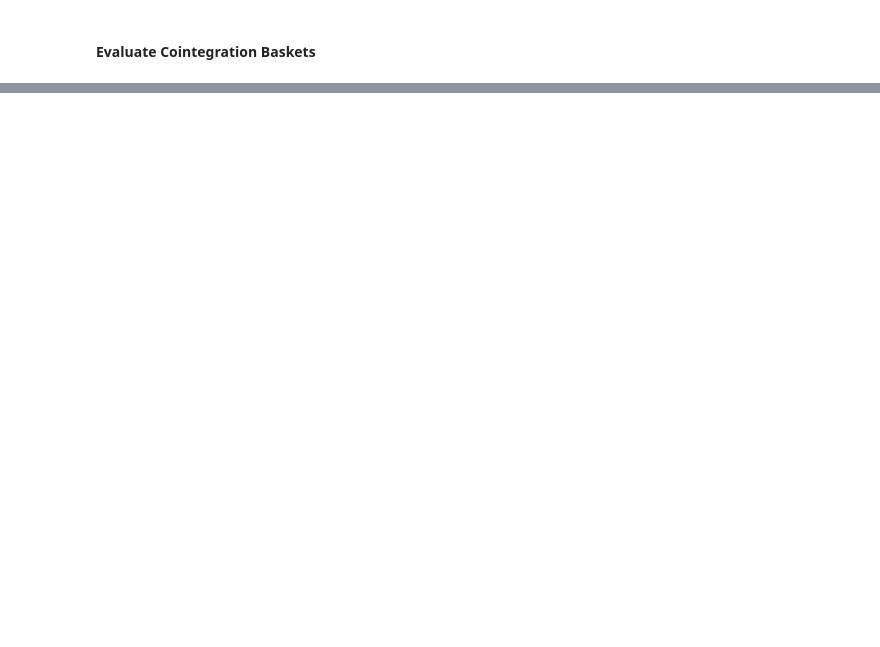
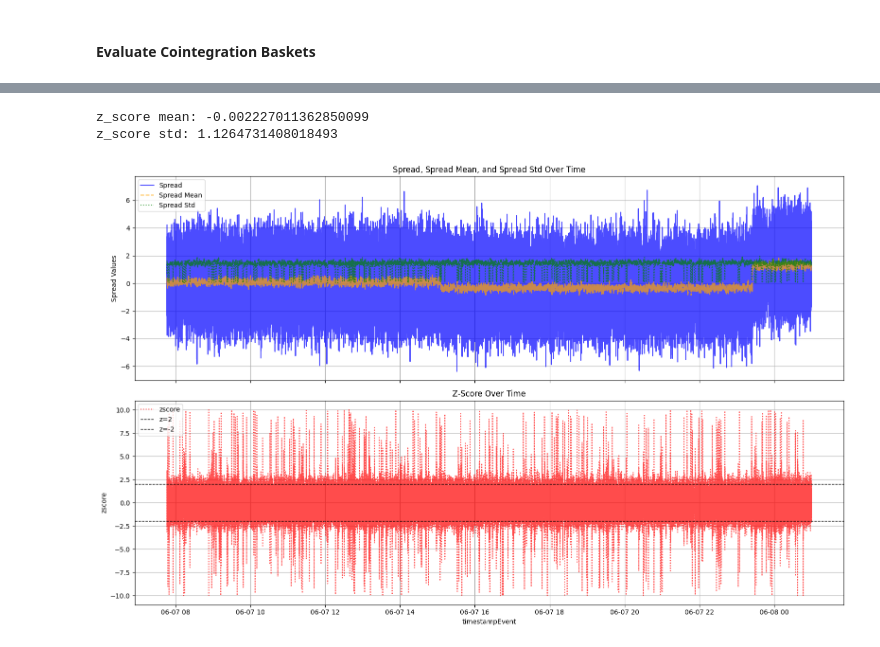
Before and after one commit to gnome-trading-group/gnomepy, a Jupyter notebook: gnomepy/backtest/cointegration_nb.ipynb, the cells around one changed output, grey strips where cells are left out. Cells and saved outputs as stored; diff of their text form; code cells hidden in the pictures; blank space fills up the shorter version.

```diff
--- a/gnomepy/backtest/cointegration_nb.ipynb
+++ b/gnomepy/backtest/cointegration_nb.ipynb
@@ -185,16 +239,16 @@ baskets = list(cointegrated_baskets.keys())
 results = main(
     baskets=baskets,
     data=data,
-    beta_refresh_freq=1000,
-    spread_window=100,
-    cash_start=10000,
-    notional=100,
-    trade_freq=1,
-    execution_delay=0,
-    enter_zscore=2.0,
-    exit_zscore=0.3,
+    beta_refresh_freq=[1000, 10000, 100000],
+    spread_window=[100, 1000, 10000],
+    cash_start=[10000],
+    notional=[100],
+    trade_freq=[1],
+    execution_delay=[0, 1, 2],
+    enter_zscore=[2.0],
+    exit_zscore=[0.3],
     use_multiprocessing=True
 )
-backtest_results = {basket: {'history_df': history_df, 'trade_log': trade_log}
-                    for basket, history_df, trade_log in results}
+backtest_results = {params['id']: {'history_df': history_df, 'trade_log': trade_log, 'params': params}
+                    for params, history_df, trade_log in results}
 # %% [output]
@@ -412,0 +545,41 @@ plt.show()
+# %%
+import matplotlib.pyplot as plt
+
+def plot_spread_and_zscore(index):
+    history_df = backtest_results[list(backtest_results.keys())[index]]['history_df']
+
+    fig, (ax1, ax2) = plt.subplots(2, 1, figsize=(16, 10), sharex=True)
+
+    # Plot spread, mean, std on ax1
+    ax1.plot(history_df['timestampEvent'], history_df['spread'], label='Spread', color='blue', alpha=0.7)
+    ax1.plot(history_df['timestampEvent'], history_df['spread_mean'], label='Spread Mean', color='orange', linestyle='--', alpha=0.7)
+    ax1.plot(history_df['timestampEvent'], history_df['spread_std'], label='Spread Std', color='green', linestyle=':', alpha=0.7)
+    ax1.set_ylabel('Spread Values')
+    ax1.set_title('Spread, Spread Mean, and Spread Std Over Time')
+    ax1.legend(loc='upper left')
+    ax1.grid(True)
+
+    # Print mean and std of z_score
+    zscore_mean = history_df['z_score'].mean()
+    zscore_std = history_df['z_score'].std()
+    print("z_score mean:", zscore_mean)
+    print("z_score std:", zscore_std)
+
+    # Plot zscore on ax2
+    ax2.plot(history_df['timestampEvent'], history_df['z_score'], label='zscore', color='red', linestyle=':', alpha=0.7)
+    ax2.axhline(y=2, color='black', linestyle='--', linewidth=1, alpha=0.99, label='z=2')
+    ax2.axhline(y=-2, color='black', linestyle='--', linewidth=1, alpha=0.99, label='z=-2')
+    ax2.set_ylabel('zscore')
+    ax2.set_xlabel('timestampEvent')
+    ax2.set_title('Z-Score Over Time')
+    ax2.legend(loc='upper left')
+    ax2.grid(True)
+
+    plt.tight_layout()
+    plt.show()
+
+plot_spread_and_zscore(index)
+# %% [output]
+z_score mean: -0.002227011362850099
+z_score std: 1.1264731408018493
+[figure, added]
```
Also changed, not shown: parts of 10 cells of this notebook, 1 other file.
